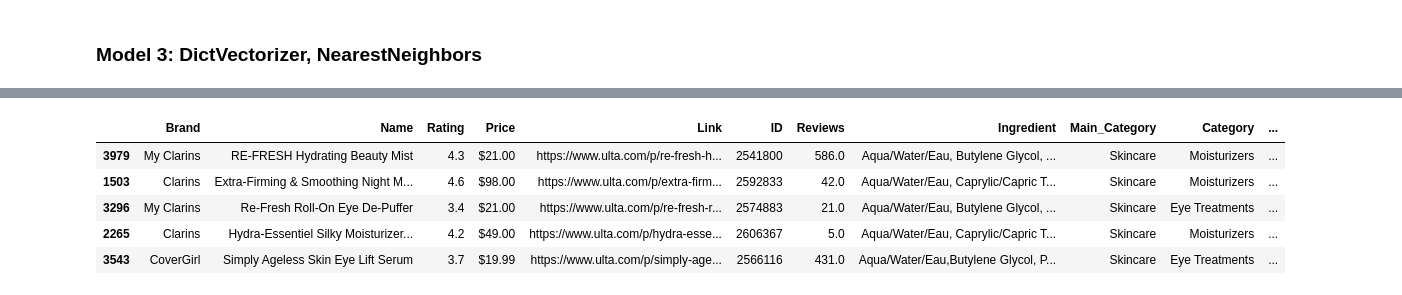
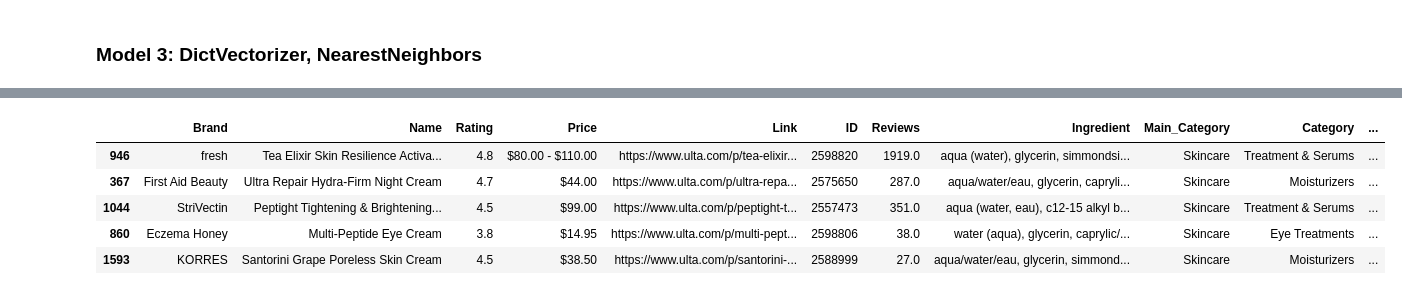
Before and after one commit to css0869/Capstone, a Jupyter notebook: 4. Recommendation.ipynb, the cells around one changed output, grey strips where cells are left out. Saved outputs shown, nothing was run; the diff lists cells and outputs as text; code cells hidden in the pictures.

```diff
--- a/4. Recommendation.ipynb
+++ b/4. Recommendation.ipynb
@@ -29,3 +31,5 @@ ulta.sample(1)
 # %%
-ulta['Ingredient'][3257]
+product=ulta['Name'][2403]
+ig=ulta['Ingredient'][2403]
+product,ig
 # %% [output]
@@ -33,8 +38,10 @@ ulta['Ingredient'][3257]
+# %%
+allergen='il58a'
 # %%
 #Check if Ingredient list contains allergen item
 
 def containsAllergen(df,allergen):
-    return df[ df['Ingredient'].str.contains(allergen, na=False,case=False)==False]
+    return df[df['Ingredient'].apply(lambda x: allergen not in x)]
 # %% [markdown]
 ## Model Selection:
 # %% [markdown]
@@ -143,7 +149,7 @@ class DictEncoder(base.BaseEstimator, base.TransformerMixin):
 
 def recommender_3(df,product, allergen):
     df_1=df.copy()
-    df_1['Ig_list']=df.apply(lambda x:x['Ingredient'].split(','),axis=1)
+    #df_1['Ig_list']=df.apply(lambda x:x['Ingredient'].split(','),axis=1)
     ig_pipe = Pipeline([('encoder', DictEncoder('Ig_list')),
                      ('vectorizer', DictVectorizer())#,('svd', TruncatedSVD(n_components=300))
                    ])
@@ -160,6 +166,6 @@ def recommender_3(df,product, allergen):
 
     return containsAllergen(prod_nbr,allergen).head(5)
 
-prod_3=recommender_3(ulta,'Re-Boost Matifying Hydrating Cream','Glucose')
+prod_3=recommender_3(ulta,product,allergen)
 prod_3
 # %% [output]
@@ -168,9 +174,9 @@ Wall time: 1.71 s
 |  | Brand | Name | Rating | Price | Link | ID | Reviews | Ingredient | Main_Category | Category | ... |
-| 3979 | My Clarins | RE-FRESH Hydrating Beauty Mist | 4.3 | $21.00 | https://www.ulta.com/p/re-fresh-h... | 2541800 | 586.0 | Aqua/Water/Eau, Butylene Glycol, ... | Skincare | Moisturizers | ... |
-| 1503 | Clarins | Extra-Firming & Smoothing Night M... | 4.6 | $98.00 | https://www.ulta.com/p/extra-firm... | 2592833 | 42.0 | Aqua/Water/Eau, Caprylic/Capric T... | Skincare | Moisturizers | ... |
-| 3296 | My Clarins | Re-Fresh Roll-On Eye De-Puffer | 3.4 | $21.00 | https://www.ulta.com/p/re-fresh-r... | 2574883 | 21.0 | Aqua/Water/Eau, Butylene Glycol, ... | Skincare | Eye Treatments | ... |
-| 2265 | Clarins | Hydra-Essentiel Silky Moisturizer... | 4.2 | $49.00 | https://www.ulta.com/p/hydra-esse... | 2606367 | 5.0 | Aqua/Water/Eau, Caprylic/Capric T... | Skincare | Moisturizers | ... |
-| 3543 | CoverGirl | Simply Ageless Skin Eye Lift Serum | 3.7 | $19.99 | https://www.ulta.com/p/simply-age... | 2566116 | 431.0 | Aqua/Water/Eau,Butylene Glycol, P... | Skincare | Eye Treatments | ... |
+| 946 | fresh | Tea Elixir Skin Resilience Activa... | 4.8 | $80.00 - $110.00 | https://www.ulta.com/p/tea-elixir... | 2598820 | 1919.0 | aqua (water), glycerin, simmondsi... | Skincare | Treatment & Serums | ... |
+| 367 | First Aid Beauty | Ultra Repair Hydra-Firm Night Cream | 4.7 | $44.00 | https://www.ulta.com/p/ultra-repa... | 2575650 | 287.0 | aqua/water/eau, glycerin, capryli... | Skincare | Moisturizers | ... |
+| 1044 | StriVectin | Peptight Tightening & Brightening... | 4.5 | $99.00 | https://www.ulta.com/p/peptight-t... | 2557473 | 351.0 | aqua (water, eau), c12-15 alkyl b... | Skincare | Treatment & Serums | ... |
+| 860 | Eczema Honey | Multi-Peptide Eye Cream | 3.8 | $14.95 | https://www.ulta.com/p/multi-pept... | 2598806 | 38.0 | water (aqua), glycerin, caprylic/... | Skincare | Eye Treatments | ... |
+| 1593 | KORRES | Santorini Grape Poreless Skin Cream | 4.5 | $38.50 | https://www.ulta.com/p/santorini-... | 2588999 | 27.0 | aqua/water/eau, glycerin, simmond... | Skincare | Moisturizers | ... |
 # %%
 prod_1.index,prod_2.index,prod_3.index
 # %% [output]
```
Also changed, not shown: parts of 8 cells of this notebook, 1 other file.
